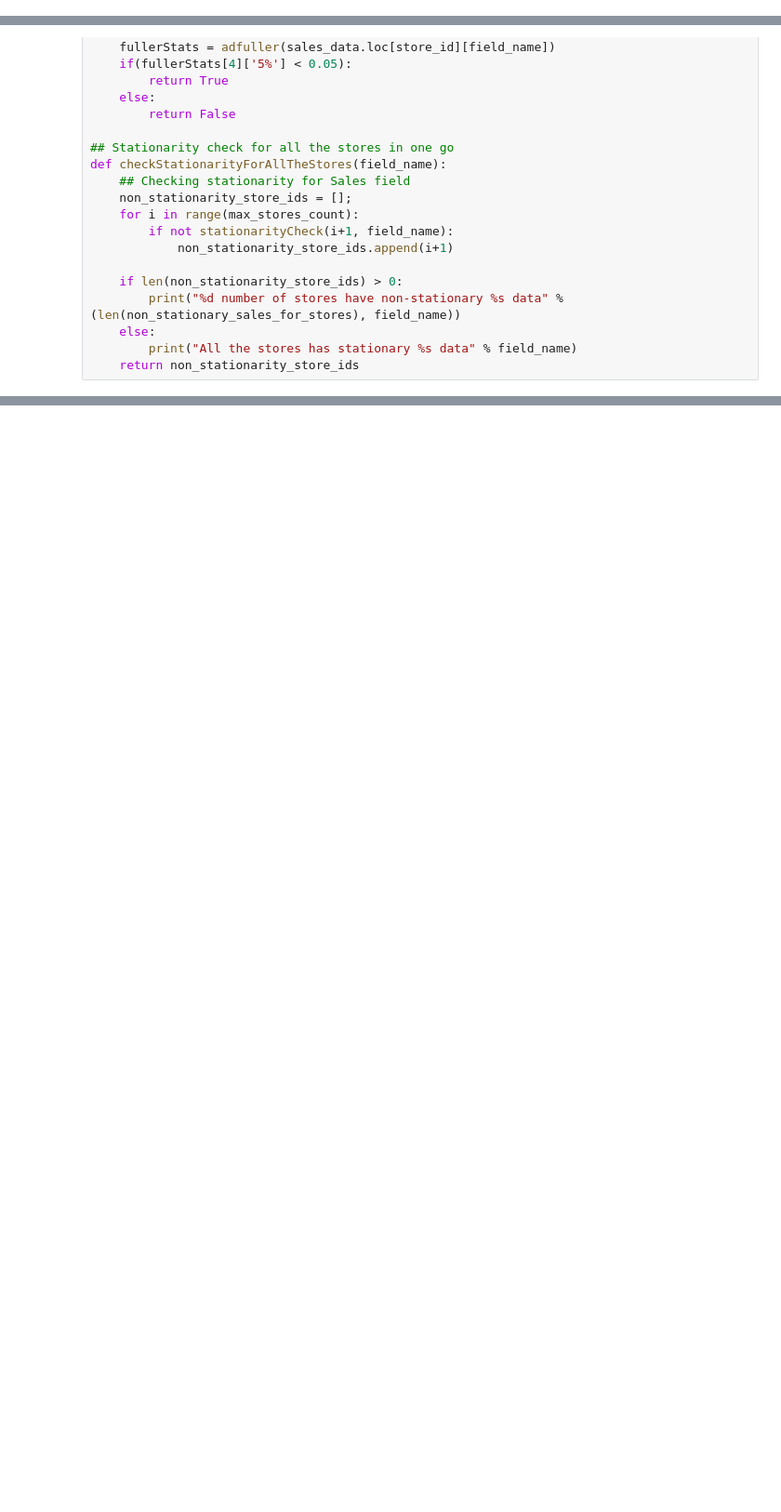
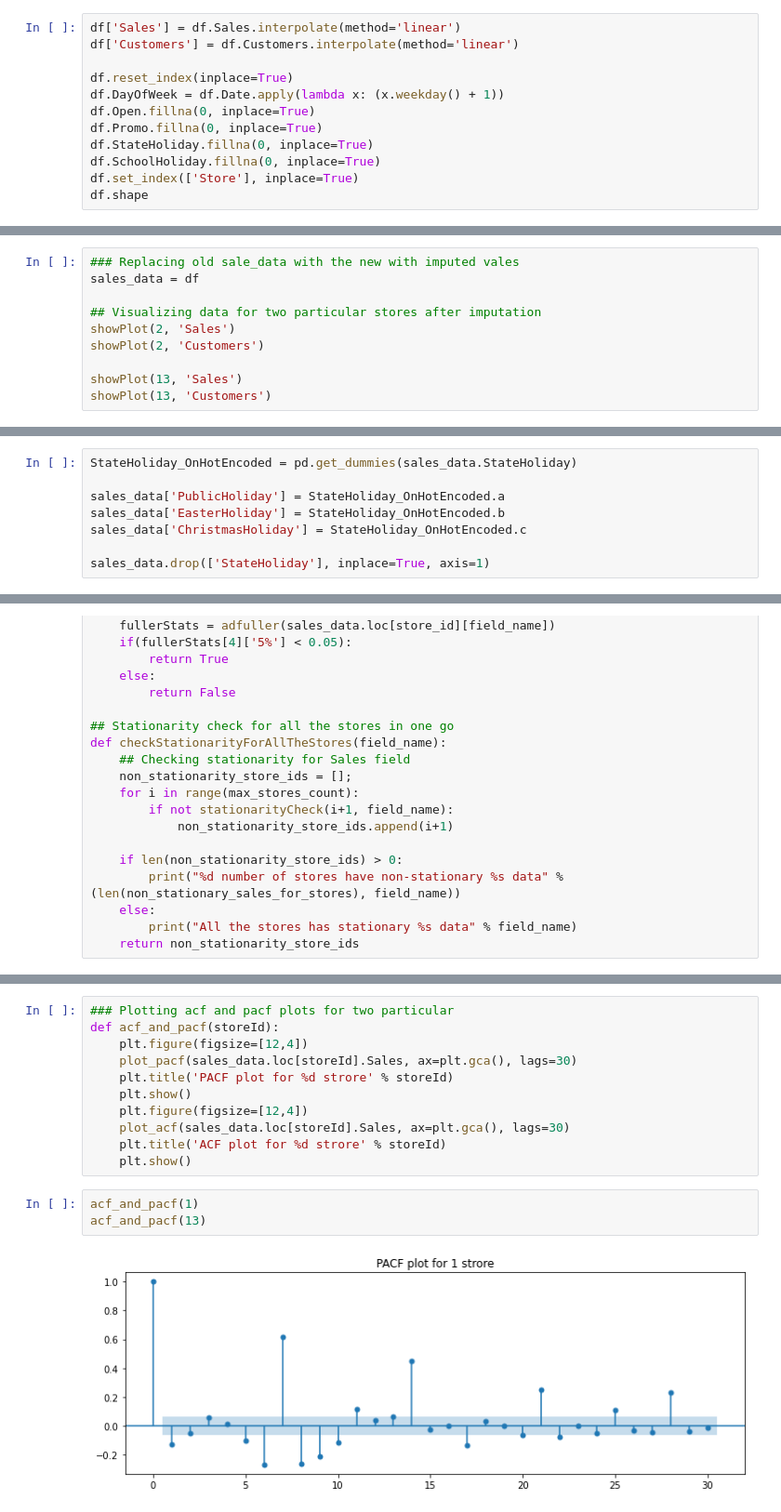
Before and after one commit to rahul-kum4w4t/SalesForecast_Capstone, a Jupyter notebook: Sales_Forecasting.ipynb, the cells around one changed output, grey strips where cells are left out. Shown: that part at 93% size. Saved outputs shown, nothing was run; the diff lists cells and outputs as text; blank space fills up the shorter version.

```diff
--- a/Sales_Forecasting.ipynb
+++ b/Sales_Forecasting.ipynb
@@ -163,0 +173,12 @@ sales_data.head()
+# %%
+df['Sales'] = df.Sales.interpolate(method='linear')
+df['Customers'] = df.Customers.interpolate(method='linear')
+
+df.reset_index(inplace=True)
+df.DayOfWeek = df.Date.apply(lambda x: (x.weekday() + 1))
+df.Open.fillna(0, inplace=True)
+df.Promo.fillna(0, inplace=True)
+df.StateHoliday.fillna(0, inplace=True)
+df.SchoolHoliday.fillna(0, inplace=True)
+df.set_index(['Store'], inplace=True)
+df.shape
@@ -163,0 +209,10 @@ sales_data.head()
+# %%
+### Replacing old sale_data with the new with imputed vales
+sales_data = df
+
+## Visualizing data for two particular stores after imputation
+showPlot(2, 'Sales')
+showPlot(2, 'Customers')
+
+showPlot(13, 'Sales')
+showPlot(13, 'Customers')
@@ -163,0 +226,8 @@ sales_data.head()
+# %%
+StateHoliday_OnHotEncoded = pd.get_dummies(sales_data.StateHoliday)
+
+sales_data['PublicHoliday'] = StateHoliday_OnHotEncoded.a
+sales_data['EasterHoliday'] = StateHoliday_OnHotEncoded.b
+sales_data['ChristmasHoliday'] = StateHoliday_OnHotEncoded.c
+
+sales_data.drop(['StateHoliday'], inplace=True, axis=1)
@@ -229,0 +331,16 @@ All the stores has stationary Customers data
+# %%
+### Plotting acf and pacf plots for two particular
+def acf_and_pacf(storeId):
+    plt.figure(figsize=[12,4])
+    plot_pacf(sales_data.loc[storeId].Sales, ax=plt.gca(), lags=30)
+    plt.title('PACF plot for %d strore' % storeId)
+    plt.show()
+    plt.figure(figsize=[12,4])
+    plot_acf(sales_data.loc[storeId].Sales, ax=plt.gca(), lags=30)
+    plt.title('ACF plot for %d strore' % storeId)
+    plt.show()
+# %%
+acf_and_pacf(1)
+acf_and_pacf(13)
+# %% [output]
+[figure, added]
```
Also changed, not shown: parts of 48 cells of this notebook.
